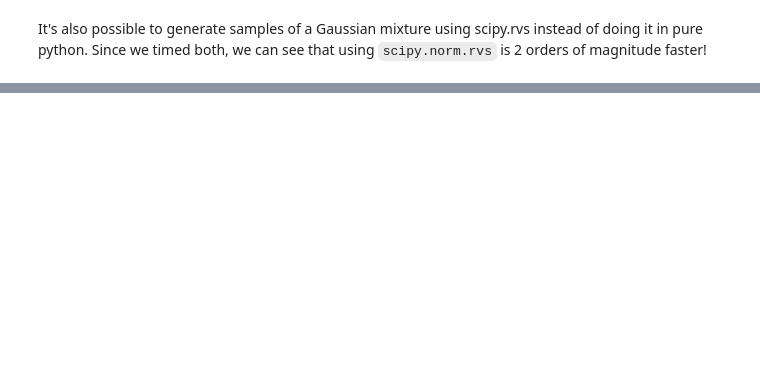
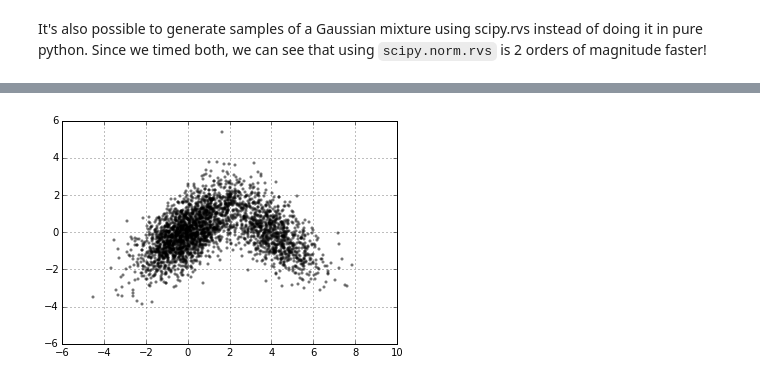
Before and after one commit to WMCDataSciene/Tutorials, a Jupyter notebook: Scipy_distributions.ipynb, the cells around one changed output, grey strips where cells are left out. Saved outputs shown, nothing was run; the diff lists cells and outputs as text; code cells hidden in the pictures; blank space fills up the shorter version.

```diff
--- a/Scipy_distributions.ipynb
+++ b/Scipy_distributions.ipynb
@@ -135,0 +161,13 @@ Let's Try a 2D Gaussian
+# %%
+# Let's try a KDE on more than one component
+# First generate the data
+samp_3 = norm.rvs(loc=2, scale=1.0,size=1000)
+samp_4 = norm.rvs(loc=2, scale=0.5,size=1000)
+m3 = samp_3 + samp_4
+m4 = samp_4 - samp_3
+m5 = np.hstack([m1, m3])
+m6 = np.hstack([m2, m4])
+plt.scatter(m5, m6, marker='.', color='black', alpha=0.4)
+plt.grid(True)
+# %% [output]
+[figure, added]
```
Also changed, not shown: parts of 17 cells of this notebook.
